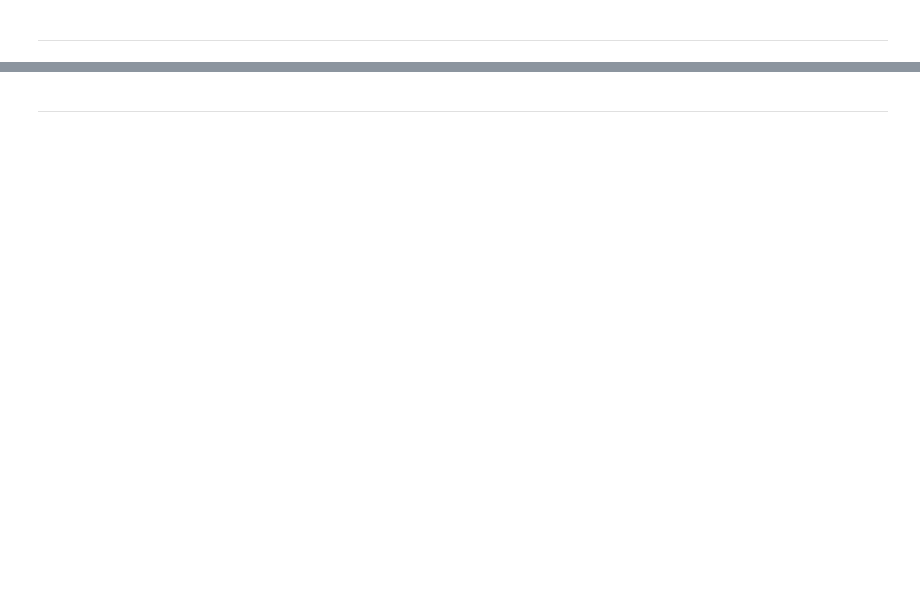
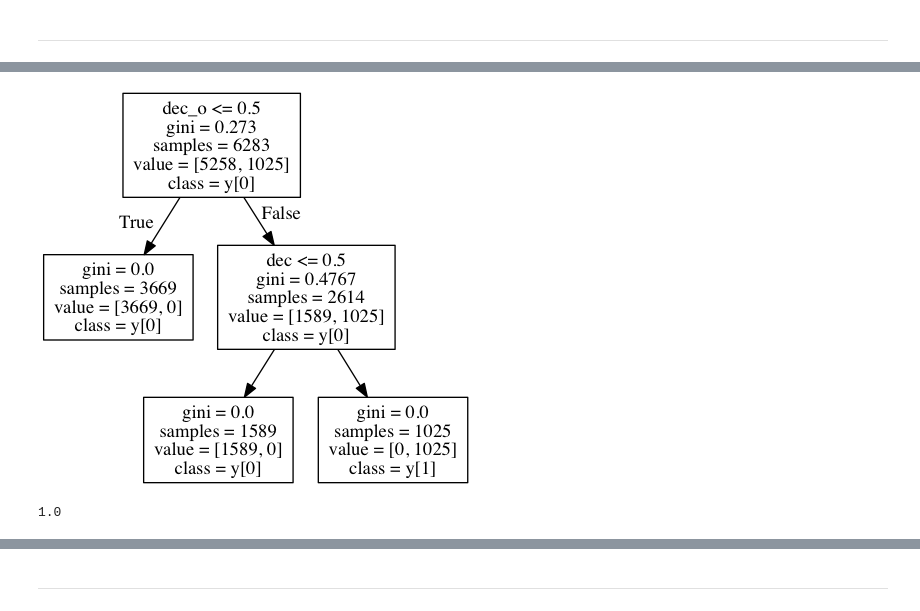
Before and after one commit to Lee-W/speed-date-analysis, a Jupyter notebook: speed-date-analysis.ipynb, the cells around one changed output, grey strips where cells are left out. Cells and saved outputs as stored; diff of their text form; code cells hidden in the pictures; blank space fills up the shorter version.

Commit message:
Implement and refactor helper functions and write documents
* Splitting and training functions that take args
* Comparing functions
* Documents before feature selection is finished

```diff
--- a/speed-date-analysis.ipynb
+++ b/speed-date-analysis.ipynb
@@ -22,7 +58,7 @@ from tabulate import tabulate
 # %% [markdown]
 ## Load Data
 # %%
-df = pd.read_csv('./speed-dating-experiment/Speed Dating Data.csv', encoding="ISO-8859-1")
+df = pd.read_csv('speed-dating-experiment/Speed Dating Data.csv', encoding="ISO-8859-1")
 # %% [markdown]
 ## Analyze Data
 # %%
@@ -235,9 +244,14 @@ def train_test(df):
 # %%
 def dt_with_sklearn(train_X, test_X, train_y, test_y,
-                    min_samples_leaf=5):
-    clf = tree.DecisionTreeClassifier(min_samples_leaf=min_samples_leaf)
+                    feature_names=None, visualize=False, **kwargs):
+    if 'random_state' not in kwargs:
+        kwargs['random_state'] = 1
+
+    clf = tree.DecisionTreeClassifier(**kwargs)
     clf.fit(train_X, train_y)
     pred = clf.predict(test_X)
+    if visualize:
+        visualize_dt(clf, feature_names)
     return accuracy_score(pred, test_y)
 # %%
 # Visualize Decision Tree
@@ -249,0 +271,13 @@ def dt_with_sklearn(train_X, test_X, train_y, test_y,
+# %%
+copy_df = deepcopy(df)
+copy_df.fillna(0, inplace=True)
+
+copy_df_X = copy_df.drop('match', axis=1)
+copy_df_y = copy_df['match']
+
+X, y = np.array(copy_df_X), np.array(copy_df_y)
+dt_with_sklearn(*train_test_split(X, y),
+                visualize=True, feature_names=copy_df_X.columns)
+# %% [output]
+[figure, added]
+1.0
```
Also changed, not shown: parts of 78 cells of this notebook.
